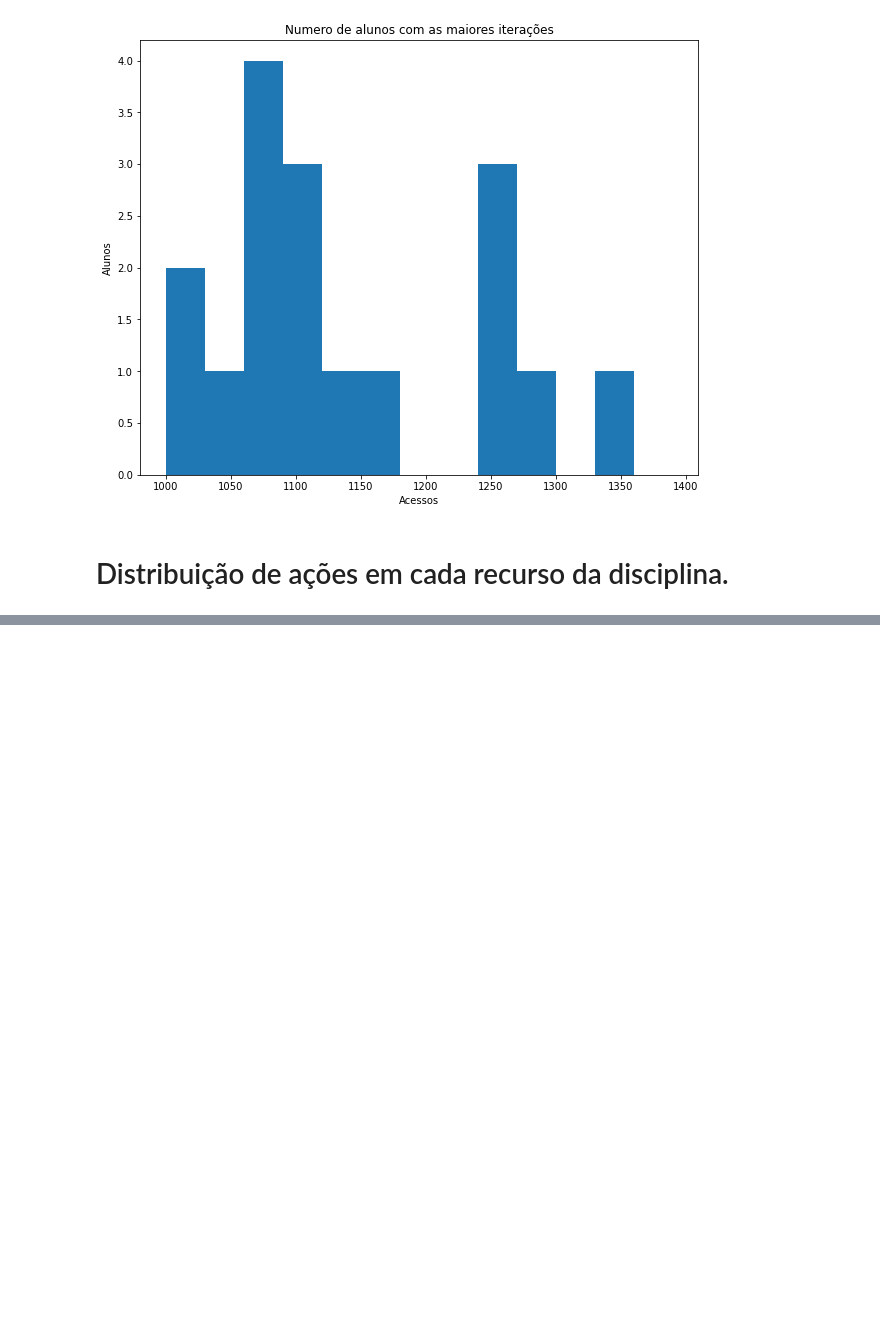
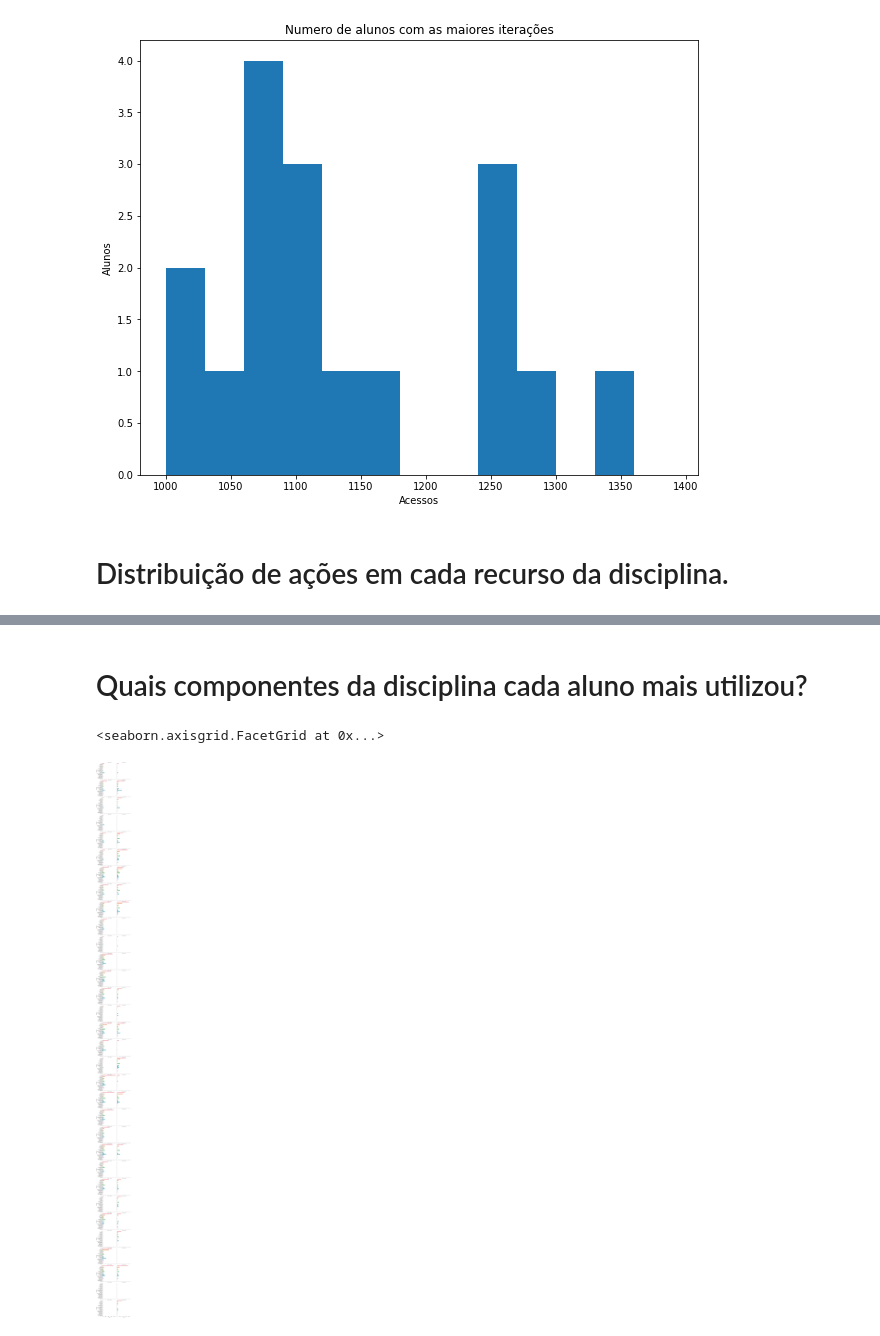
Before and after one commit to atp/edisc-analytics, a Jupyter notebook: analiseengajamento.ipynb, the cells around one changed output, grey strips where cells are left out. Drawn from its saved outputs; the diff is of its cells as text; code cells hidden in the pictures; blank space fills up the shorter version.

```diff
--- a/analiseengajamento.ipynb
+++ b/analiseengajamento.ipynb
@@ -140,0 +148,7 @@ gra.map(sns.histplot, "action")
+# %% [markdown]
+# Quais componentes da disciplina cada aluno mais utilizou?
+# %%
+sns.catplot(data=actions.query("action in ['viewed']"),y='component',col='userid',col_wrap=2,kind='count')
+# %% [output]
+<seaborn.axisgrid.FacetGrid at 0x...>
+[figure, added]
```
Also changed, not shown: parts of 10 cells of this notebook.
